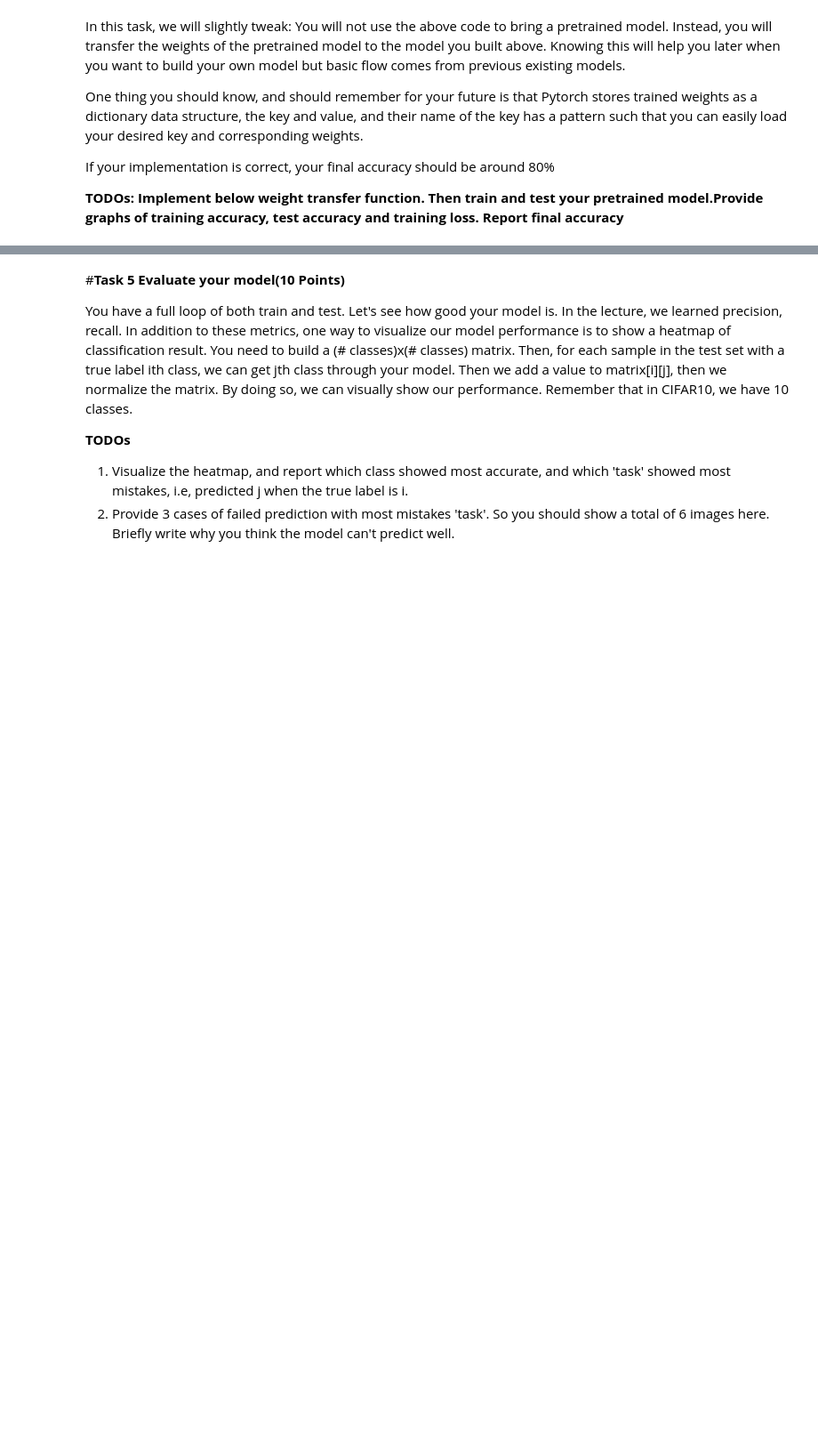
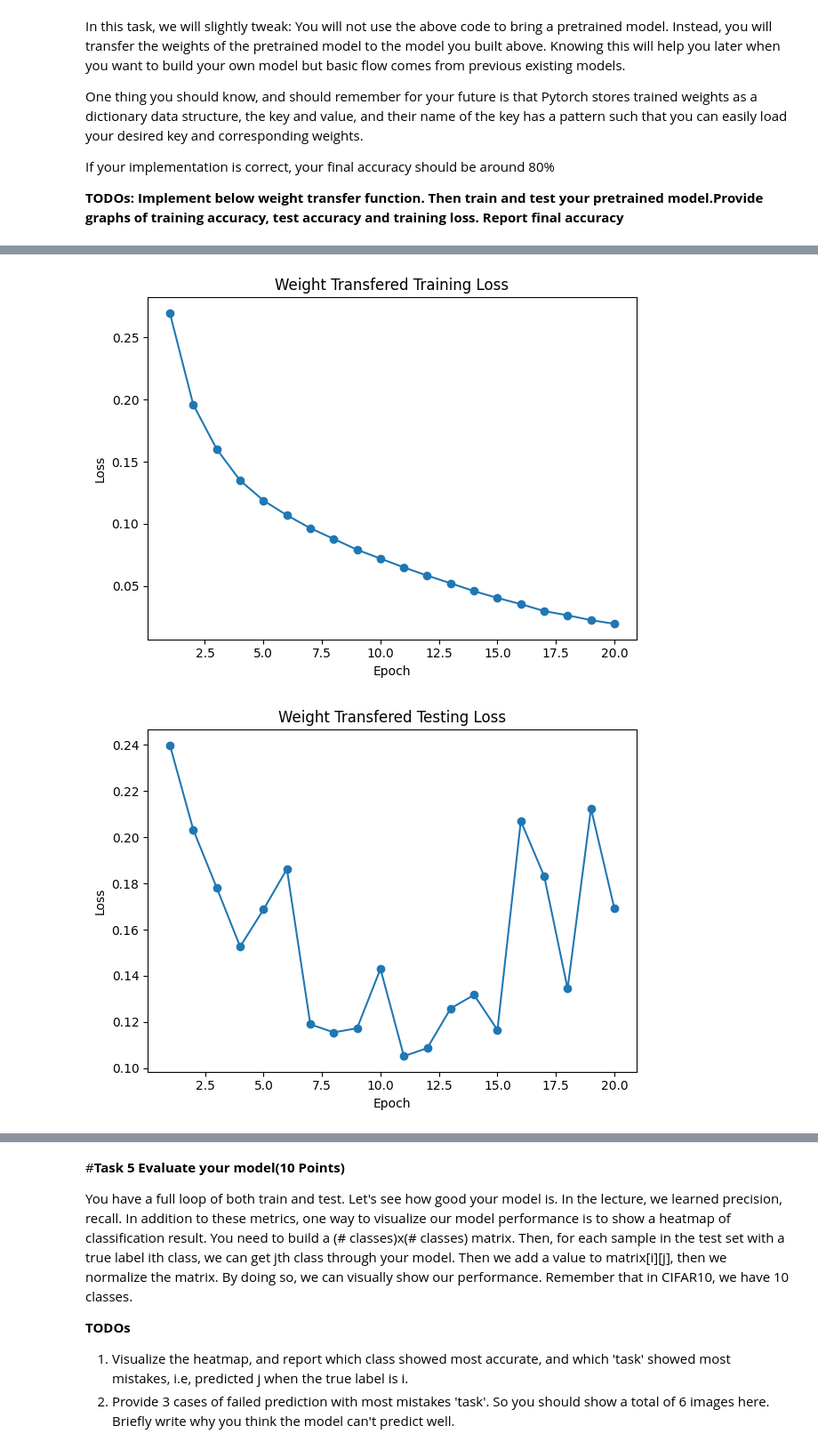
Before and after one commit to ThomasCZhang/CMU-02620-ML-Spring2023, a Jupyter notebook: HW4/02_620_HW4_Programming.ipynb, the cells around one changed output, grey strips where cells are left out. Shown at 89% size. Cells and saved outputs as stored; diff of their text form; code cells hidden in the pictures; blank space fills up the shorter version.

```diff
--- a/HW4/02_620_HW4_Programming.ipynb
+++ b/HW4/02_620_HW4_Programming.ipynb
@@ -376,0 +500,10 @@ torch.save(model_pretrained.state_dict(), './data/pretrained_model.pt')
+# %%
+records = torch.load('./data/pretrain_record_final.pt')
+
+PlotCurves(records['train_loss'], 'Weight Transfered Training Loss', 'Loss', './images/WTTrainingLoss.png')
+PlotCurves(records['test_loss'], 'Weight Transfered Testing Loss', 'Loss', './images/WTTestingLoss.png')
+PlotCurves(records['train_accuracy'], 'Weight Transfered Training Accuracy', 'Accuracy', './images/WTTrainingAccuracy.png')
+PlotCurves(records['test_accuracy'], 'Weight Transfered Testing Accuracy', 'Accuracy', './images/WTTestingAccuracy.png')
+# %% [output]
+[figure, added]
+[figure, added]
```
Also changed, not shown: parts of 32 cells of this notebook.
